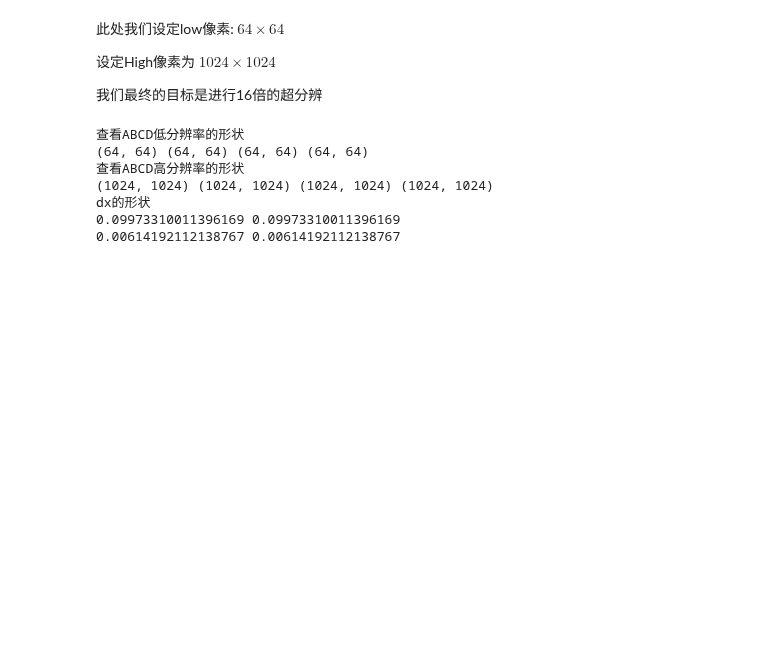
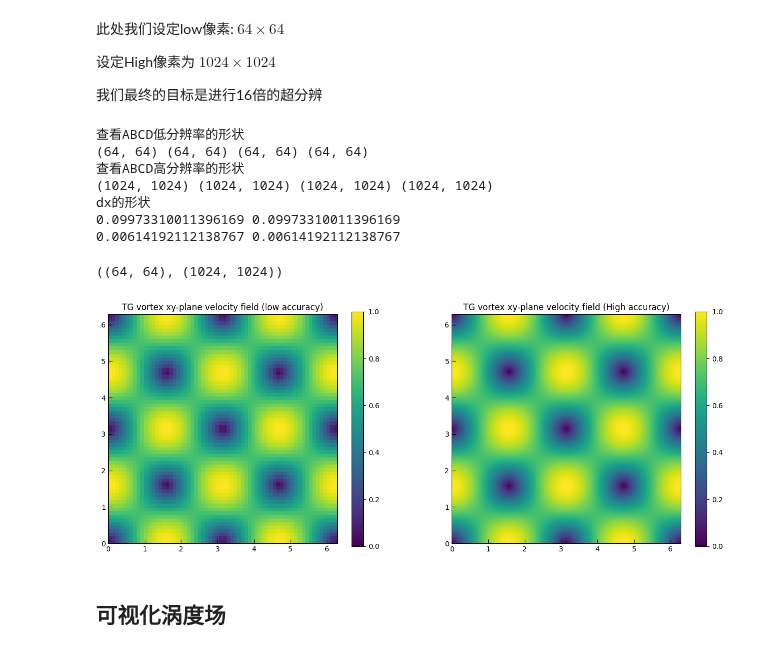
Before and after one commit to jackyvava/SR_waveFunction, a Jupyter notebook: code725.ipynb, the cells around one changed output. Saved outputs shown, nothing was run; the diff lists cells and outputs as text; code cells hidden in the pictures; blank space fills up the shorter version.

```diff
--- a/code725.ipynb
+++ b/code725.ipynb
@@ -136,3 +136,48 @@ print(dx_high,dy_high)
 dx的形状
 0.09973310011396169 0.09973310011396169
 0.00614192112138767 0.00614192112138767
+# %%
+# 计算速度场
+
+U_x_low, U_y_low = compute_velocity_field_np(X_low, Y_low, dx_low, dy_low)
+U_x_high, U_y_high = compute_velocity_field_np(X_high, Y_high, dx_high, dy_high)
+
+# 计算速度场的大小
+U_magnitude_low = np.sqrt(U_x_low**2 + U_y_low**2)
+U_magnitude_high = np.sqrt(U_x_high**2 + U_y_high**2)
+
+U_magnitude_low.shape, U_magnitude_high.shape
+# %% [output]
+((64, 64), (1024, 1024))
+# %%
+plt.figure(figsize=(16, 6))
+plt.subplot(121)
+plt.imshow(U_magnitude_low, extent=(0, 2 * np.pi, 0, 2 * np.pi), origin='lower', cmap='viridis', interpolation='nearest',vmin=0, vmax=1)
+
+# plt.streamplot(X_low, Y_low, U_x_low, U_y_low, color='white', linewidth=1)
+plt.title('TG vortex xy-plane velocity field (low accuracy)')
+# plt.streamplot(X, Y, U_x_FD, U_y_FD, color='white', linewidth=1)
+plt.xlim(0, 2 * np.pi)
+plt.ylim(0, 2 * np.pi)
+
+plt.tick_params(axis='both', direction='in', length=6)
+plt.colorbar()
+
+
+
+plt.subplot(122)
+plt.imshow(U_magnitude_high, extent=(0, 2 * np.pi, 0, 2 * np.pi), origin='lower', cmap='viridis', interpolation='nearest',vmin=0, vmax=1)
+
+# plt.streamplot(X_high, Y_high, U_x_high, U_y_high, color='white', linewidth=1)
+plt.title('TG vortex xy-plane velocity field (High accuracy)')
+# plt.streamplot(X, Y, U_x_FD, U_y_FD, color='white', linewidth=1)
+plt.xlim(0, 2 * np.pi)
+plt.ylim(0, 2 * np.pi)
+
+plt.tick_params(axis='both', direction='in', length=6)
+plt.colorbar()
+plt.show()
+# %% [output]
+[figure, added]
+# %% [markdown]
+## 可视化涡度场
```
Also changed, not shown: parts of 24 cells of this notebook.
